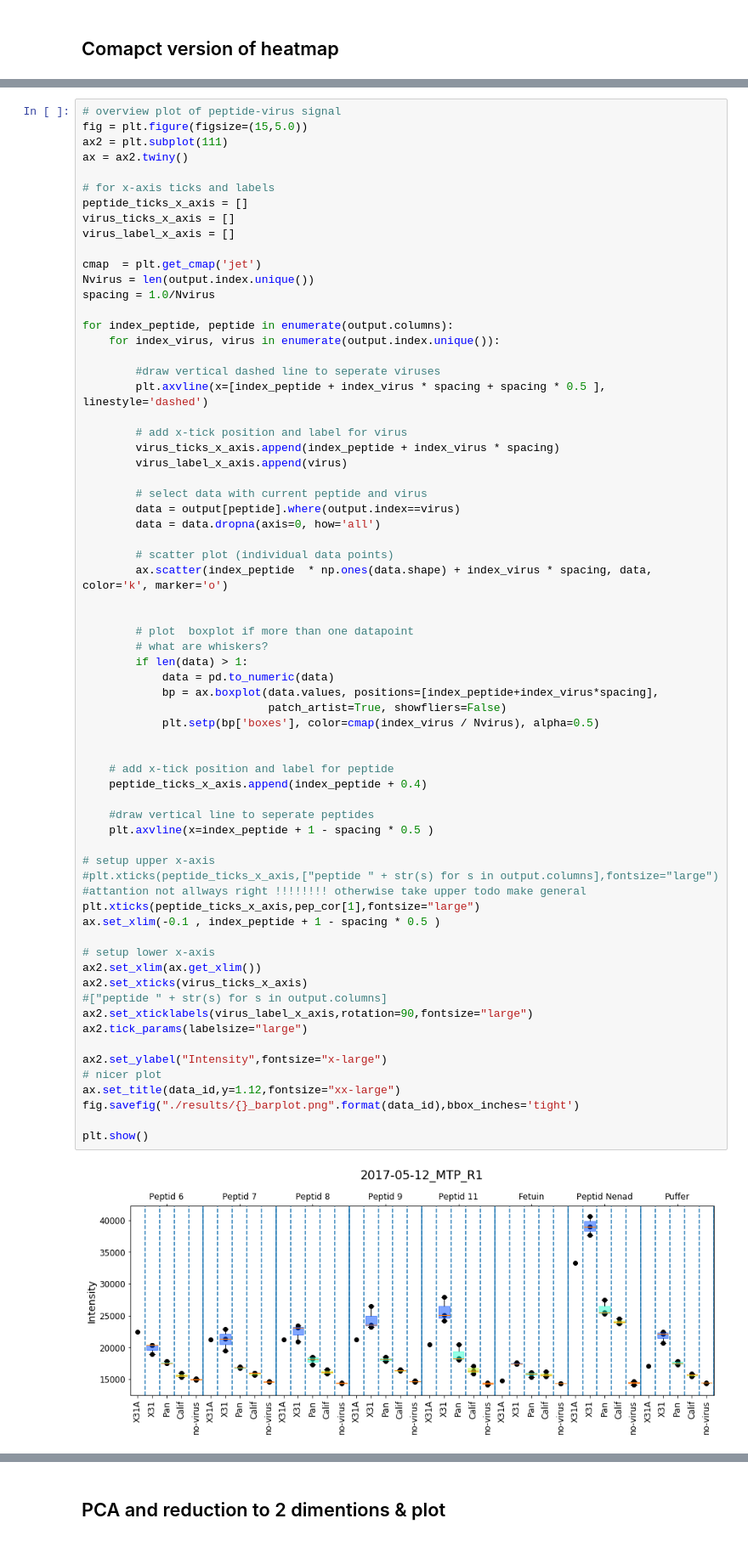
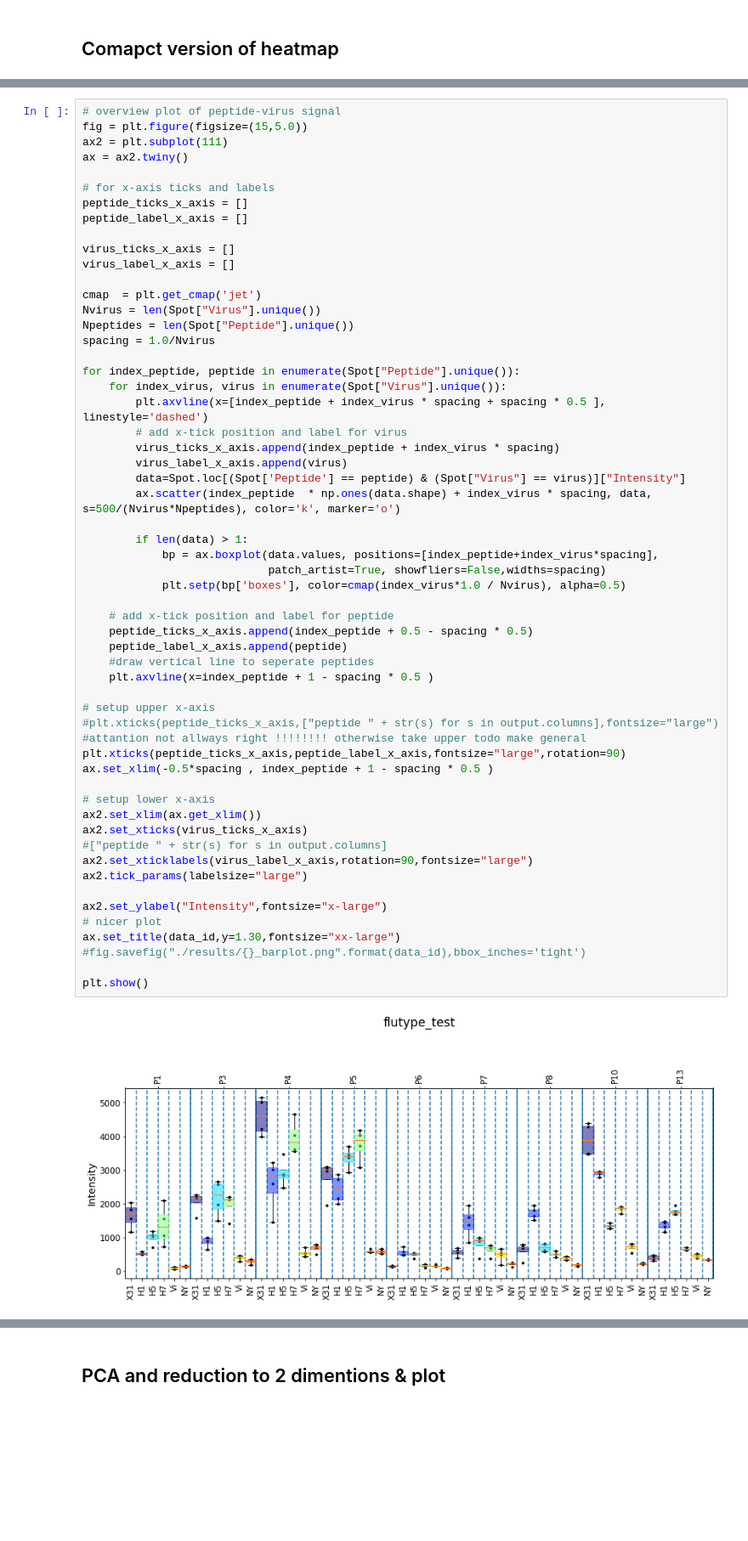
Before and after one commit to matthiaskoenig/flutype_analysis, a Jupyter notebook: analysis.ipynb, the cells around one changed output, grey strips where cells are left out. Shown: that part at 85% size. Saved outputs shown, nothing was run; the diff lists cells and outputs as text; blank space fills up the shorter version.

```diff
--- a/analysis.ipynb
+++ b/analysis.ipynb
@@ -158,64 +200,54 @@ ax = ax2.twiny()
 
 # for x-axis ticks and labels
 peptide_ticks_x_axis = []
+peptide_label_x_axis = []
+
 virus_ticks_x_axis = []
 virus_label_x_axis = []
 
 cmap  = plt.get_cmap('jet')
-Nvirus = len(output.index.unique())
+Nvirus = len(Spot["Virus"].unique())
+Npeptides = len(Spot["Peptide"].unique())
 spacing = 1.0/Nvirus
 
-for index_peptide, peptide in enumerate(output.columns):
-    for index_virus, virus in enumerate(output.index.unique()):
-
-        #draw vertical dashed line to seperate viruses
+for index_peptide, peptide in enumerate(Spot["Peptide"].unique()):
+    for index_virus, virus in enumerate(Spot["Virus"].unique()):
         plt.axvline(x=[index_peptide + index_virus * spacing + spacing * 0.5 ], linestyle='dashed')
-
         # add x-tick position and label for virus
         virus_ticks_x_axis.append(index_peptide + index_virus * spacing)
         virus_label_x_axis.append(virus)
+        data=Spot.loc[(Spot['Peptide'] == peptide) & (Spot["Virus"] == virus)]["Intensity"]
+        ax.scatter(index_peptide  * np.ones(data.shape) + index_virus * spacing, data, s=500/(Nvirus*Npeptides), color='k', marker='o')
 
-        # select data with current peptide and virus
-        data = output[peptide].where(output.index==virus)
-        data = data.dropna(axis=0, how='all')
-
-        # scatter plot (individual data points)
-        ax.scatter(index_peptide  * np.ones(data.shape) + index_virus * spacing, data, color='k', marker='o')
-
-
-        # plot  boxplot if more than one datapoint
-        # what are whiskers?
         if len(data) > 1:
-            data = pd.to_numeric(data)
             bp = ax.boxplot(data.values, positions=[index_peptide+index_virus*spacing],
-                            patch_artist=True, showfliers=False)
-            plt.setp(bp['boxes'], color=cmap(index_virus / Nvirus), alpha=0.5)
-
+                            patch_artist=True, showfliers=False,widths=spacing)
+            plt.setp(bp['boxes'], color=cmap(index_virus*1.0 / Nvirus), alpha=0.5)
 
     # add x-tick position and label for peptide
-    peptide_ticks_x_axis.append(index_peptide + 0.4)
-
+    peptide_ticks_x_axis.append(index_peptide + 0.5 - spacing * 0.5)
+    peptide_label_x_axis.append(peptide)
     #draw vertical line to seperate peptides
     plt.axvline(x=index_peptide + 1 - spacing * 0.5 )
 
 # setup upper x-axis
 #plt.xticks(peptide_ticks_x_axis,["peptide " + str(s) for s in output.columns],fontsize="large")
 #attantion not allways right !!!!!!!! otherwise take upper todo make general
-plt.xticks(peptide_ticks_x_axis,pep_cor[1],fontsize="large")
-ax.set_xlim(-0.1 , index_peptide + 1 - spacing * 0.5 )
+plt.xticks(peptide_ticks_x_axis,peptide_label_x_axis,fontsize="large",rotation=90)
+ax.set_xlim(-0.5*spacing , index_peptide + 1 - spacing * 0.5 )
 
 # setup lower x-axis
 ax2.set_xlim(ax.get_xlim())
 ax2.set_xticks(virus_ticks_x_axis)
 #["peptide " + str(s) for s in output.columns]
 ax2.set_xticklabels(virus_label_x_axis,rotation=90,fontsize="large")
 ax2.tick_params(labelsize="large")
 
 ax2.set_ylabel("Intensity",fontsize="x-large")
 # nicer plot
-ax.set_title(data_id,y=1.12,fontsize="xx-large")
-fig.savefig("./results/{}_barplot.png".format(data_id),bbox_inches='tight')
+ax.set_title(data_id,y=1.30,fontsize="xx-large")
+#fig.savefig("./results/{}_barplot.png".format(data_id),bbox_inches='tight')
 
 plt.show()
 # %% [output]
-[figure, old version]
+[figure, new version]
```
Also changed, not shown: parts of 15 cells of this notebook, 13 other files.
